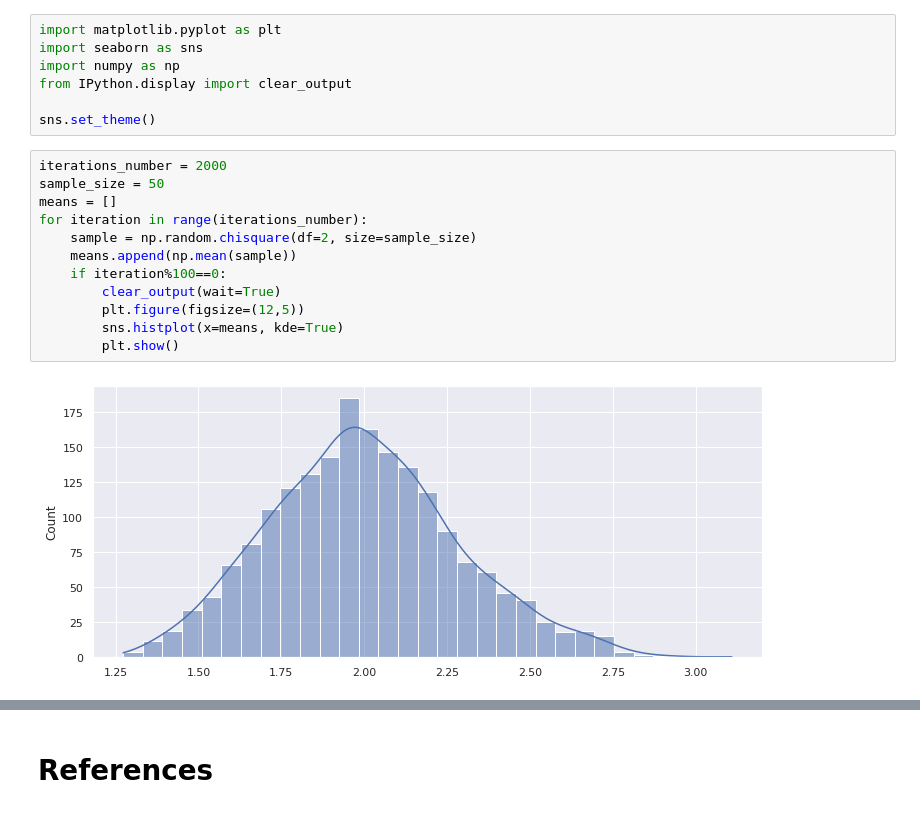
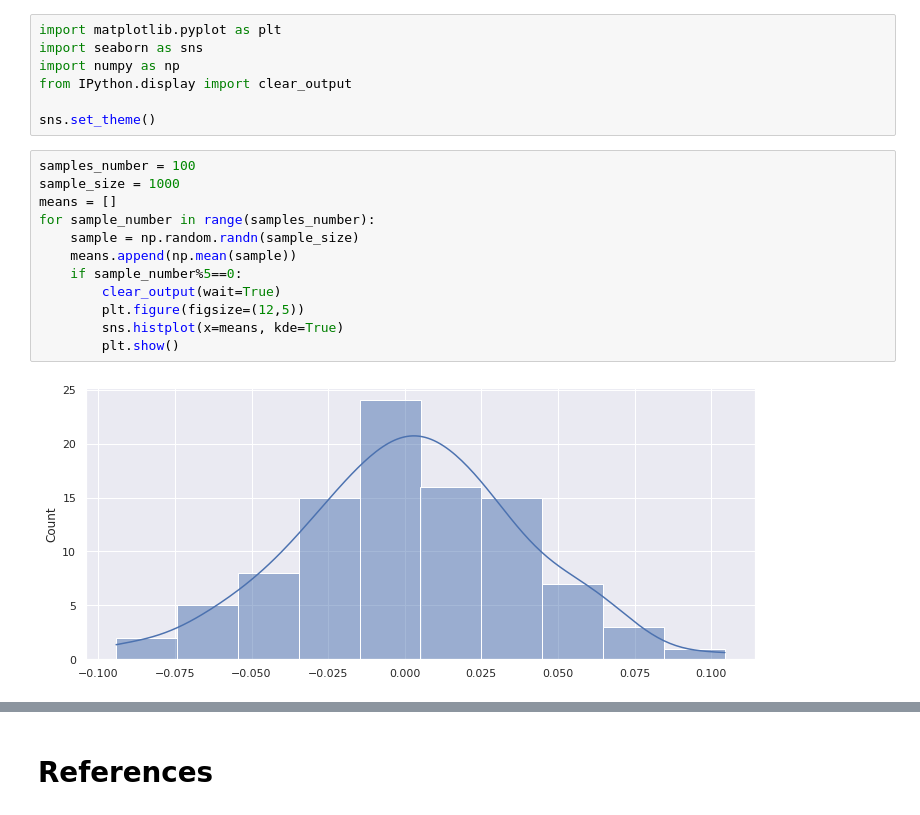
Before and after one commit to victorviro/Design-of-experiments, a Jupyter notebook: Central_limit_theorem_and_law_of_large_numbers.ipynb, the cells around one changed output, grey strips where cells are left out. Drawn from its saved outputs; the diff is of its cells as text.

Commit message:
Updated notebook Central limit theorem and law of large numbers Updated variable names, and definitions

```diff
--- a/Central_limit_theorem_and_law_of_large_numbers.ipynb
+++ b/Central_limit_theorem_and_law_of_large_numbers.ipynb
@@ -56,16 +56,16 @@ from IPython.display import clear_output
 
 sns.set_theme()
 # %%
-iterations_number = 2000
-sample_size = 50
+samples_number = 100
+sample_size = 1000
 means = []
-for iteration in range(iterations_number):
-    sample = np.random.chisquare(df=2, size=sample_size)
+for sample_number in range(samples_number):
+    sample = np.random.randn(sample_size)
     means.append(np.mean(sample))
-    if iteration%100==0:
+    if sample_number%5==0:
         clear_output(wait=True)
         plt.figure(figsize=(12,5))
         sns.histplot(x=means, kde=True)
         plt.show()
 # %% [output]
-[figure, old version]
+[figure, new version]
```
Also changed, not shown: parts of 4 cells of this notebook.
